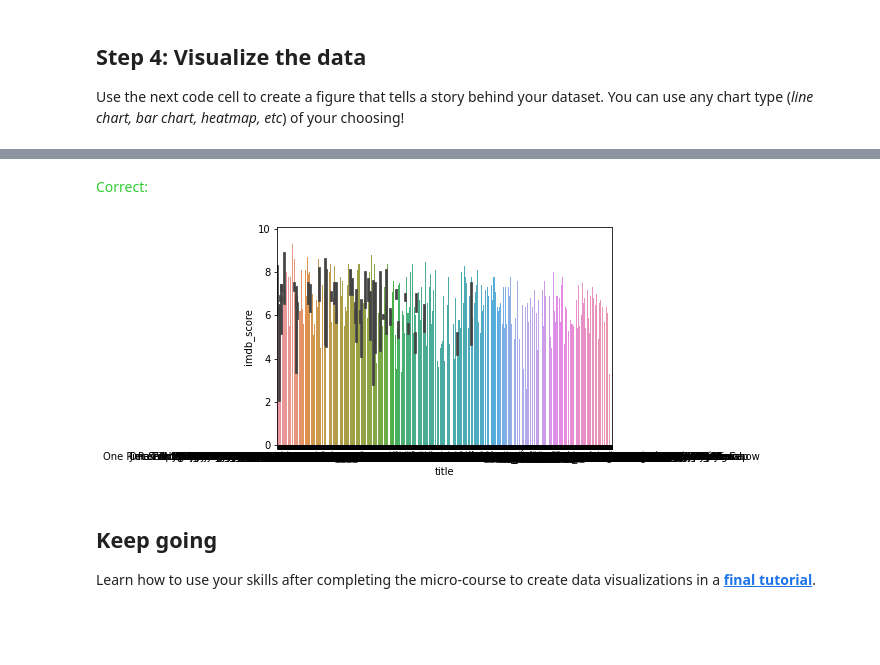
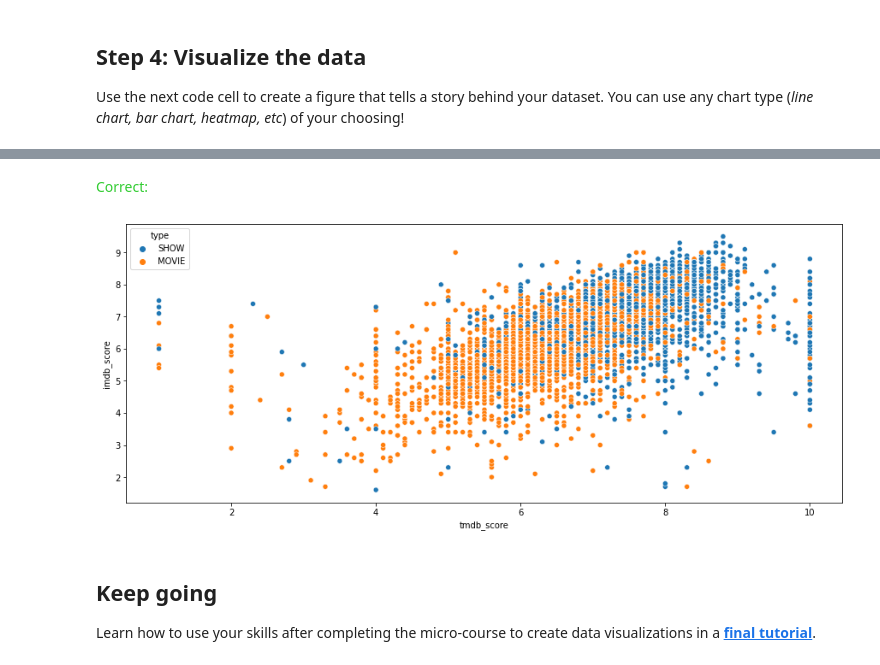
Before and after one commit to salmanasser712/Data_Visualization-, a Jupyter notebook: exercise-final-project.ipynb, the cells around one changed output, grey strips where cells are left out. Cells and saved outputs as stored; diff of their text form; code cells hidden in the pictures; blank space fills up the shorter version.

```diff
--- a/exercise-final-project.ipynb
+++ b/exercise-final-project.ipynb
@@ -112,14 +112,15 @@ my_data.head()
 Use the next code cell to create a figure that tells a story behind your dataset.  You can use any chart type (_line chart, bar chart, heatmap, etc_) of your choosing!
 # %%
 # Create a plot
-sns.barplot(x= my_data.index, y= my_data['imdb_score'])
+plt.figure(figsize=(15,6))
+sns.scatterplot(x= my_data['tmdb_score'], y= my_data['imdb_score'], hue = my_data['type'])
 
 # Check that a figure appears below
 step_4.check()
 # %% [output]
 [interactive output not drawn]
 <span style="color:#33cc33">Correct:</span>
-[figure, old version]
+[figure, new version]
 # %% [markdown]
 ## Keep going
 
```
